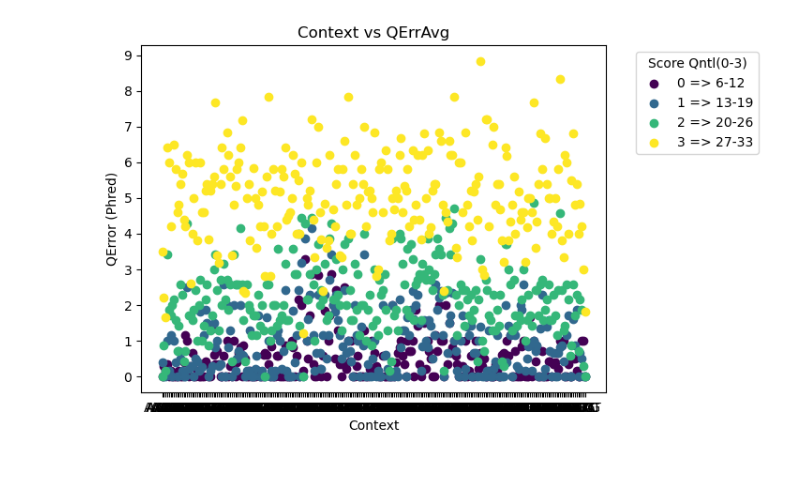
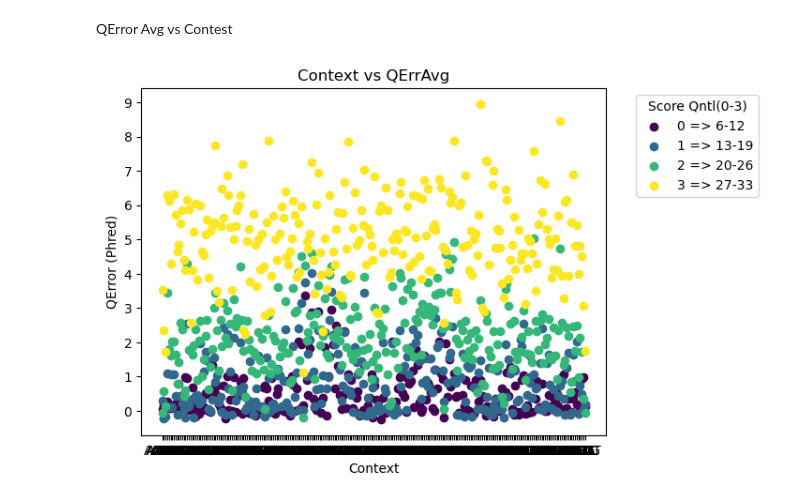
Before and after one commit to idoc-bioinfo/br_stat_profiler, a Jupyter notebook: test_br_stat_profiler.ipynb, the cells around one changed output. Saved outputs shown, nothing was run; the diff lists cells and outputs as text; code cells hidden in the pictures; blank space fills up the shorter version.

```diff
--- a/test_br_stat_profiler.ipynb
+++ b/test_br_stat_profiler.ipynb
@@ -6,8 +6,15 @@ from br_stat_profiler import preprocess_recal_table, profile_rt
 RECAL_TABLE_DIR = "./data/test_bqsr/"
 REC_TAB_FULL_PATH = \
     RECAL_TABLE_DIR + "pre-LUAD-02_all_chrs_wo_Y_MT.bam.context4.recal_data.table"
+OUTFILE_DIR = "./outfiles/"
+OUTFILE = OUTFILE_DIR + "first_profile.csv"
+import os
+from os.path import exists
 
-cmd = f"--infile {REC_TAB_FULL_PATH} -o first_profile.csv "
+if os.path.exists(OUTFILE):
+    os.remove(OUTFILE)
+
+cmd = f"--infile {REC_TAB_FULL_PATH} -o {OUTFILE}"
 
 parser = load_parser()
 args = parser.parse_args(cmd.split())
@@ -15,6 +22,7 @@ adict = check_args(args)
 # [print(key,":",val) for key,val in adict.items()]
 
 rt2_pre_stat_df = preprocess_recal_table(adict)
+rt2_pre_stat_df
 profile = profile_rt(rt2_pre_stat_df, adict)
 profile.head()
 # %% [output]
@@ -73,30 +112,38 @@ cntxt_rt2_stat_df
+# %% [markdown]
+QError Avg vs Contest
 # %%
 import matplotlib.pyplot as plt
 import matplotlib.cm as cm
 from constants import RC_TAB2,RT2_STAT, CNTXT_RT2, RANGES
 # draw a dot chart using matplotlib
 
 def score_qntl_ranges(rt2_pre_stat_df):
     df =  rt2_pre_stat_df.groupby(RC_TAB2.RG_SCORE_BIN_COL)[RC_TAB2.QLTY_SCORE_COL].apply(lambda x: (min(x), max(x))).reset_index()
     return df.rename(columns={RC_TAB2.QLTY_SCORE_COL: RANGES.SCORE_BIN})
 
+def jitter_list(lst, mean=0, std=0.1):
+    jittered_list = np.array(lst) + np.random.normal(mean, std, len(lst))
+    return jittered_list.tolist()
+
 ranges = score_qntl_ranges(rt2_pre_stat_df)[RANGES.SCORE_BIN].unique()
 cmap = cm.get_cmap('viridis', len(cntxt_rt2_stat_df[RC_TAB2.RG_SCORE_BIN_COL].unique()))
 # create the scatter plot
 fig, ax = plt.subplots()
 for i, group in cntxt_rt2_stat_df.groupby(RC_TAB2.RG_SCORE_BIN_COL):
-    ax.scatter(group[CNTXT_RT2.CNTXT_COL], group[RT2_STAT.QLTY_ERR_AVG_COL],
+    jittered_y = jitter_list(group[RT2_STAT.QLTY_ERR_AVG_COL])
+    # ax.scatter(group[CNTXT_RT2.CNTXT_COL], group[RT2_STAT.QLTY_ERR_AVG_COL],
             #    c=[cmap(i)], label=i)
+    ax.scatter(group[CNTXT_RT2.CNTXT_COL], jittered_y,
         c=[cmap(i)], label=f'{i} => {ranges[i][0]}-{ranges[i][1]}')
 
 ax.set_title('Context vs QErrAvg')
 ax.set_xlabel('Context')
 ax.set_ylabel('QError (Phred)')
 ax.legend(title="Score Qntl(0-3)", bbox_to_anchor=(1.05, 1), loc='upper left')
 
 # plt.xticks(range(cyc_rt2_stat_df[CYC_RT2.CYC_BIN_COL].min(), cyc_rt2_stat_df[CYC_RT2.CYC_BIN_COL].max()+1,2))
 plt.yticks(range(round(cntxt_rt2_stat_df[RT2_STAT.QLTY_ERR_AVG_COL].min()), round(cntxt_rt2_stat_df[RT2_STAT.QLTY_ERR_AVG_COL].max())+1))
 # display the chart
 plt.show()
 # %% [output]
-[figure, old version]
+[figure, new version]
```
Also changed, not shown: parts of 12 cells of this notebook, 5 other files.
